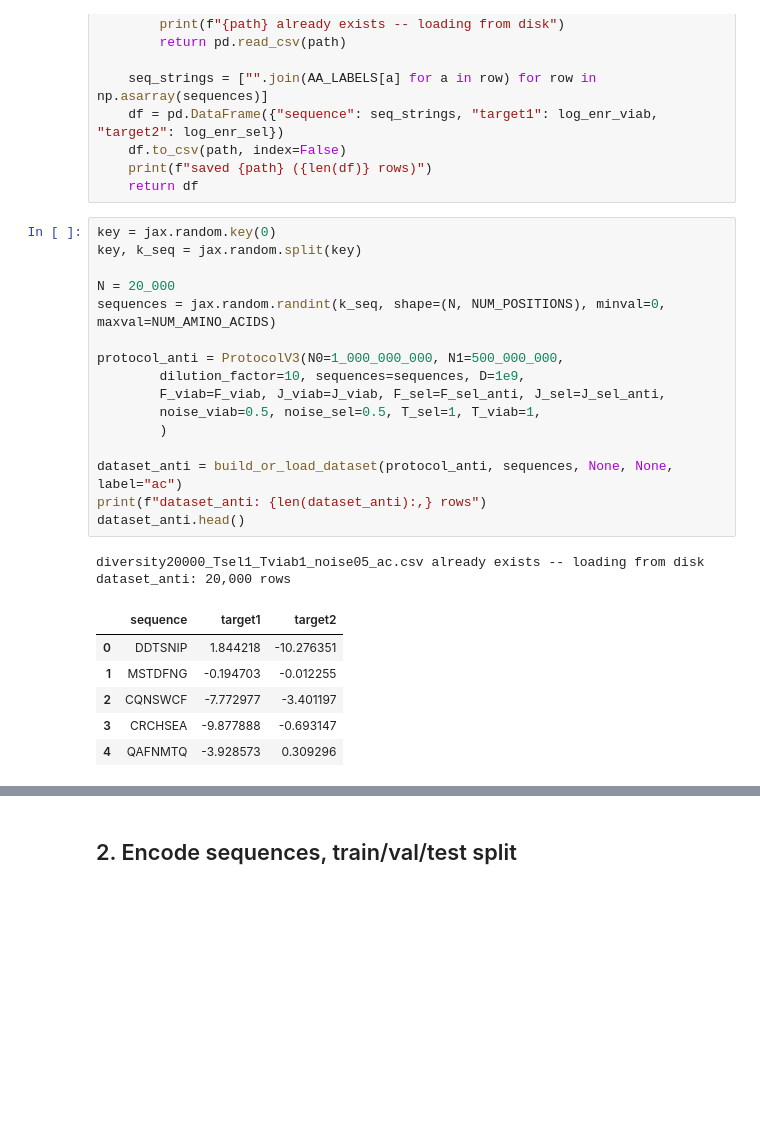
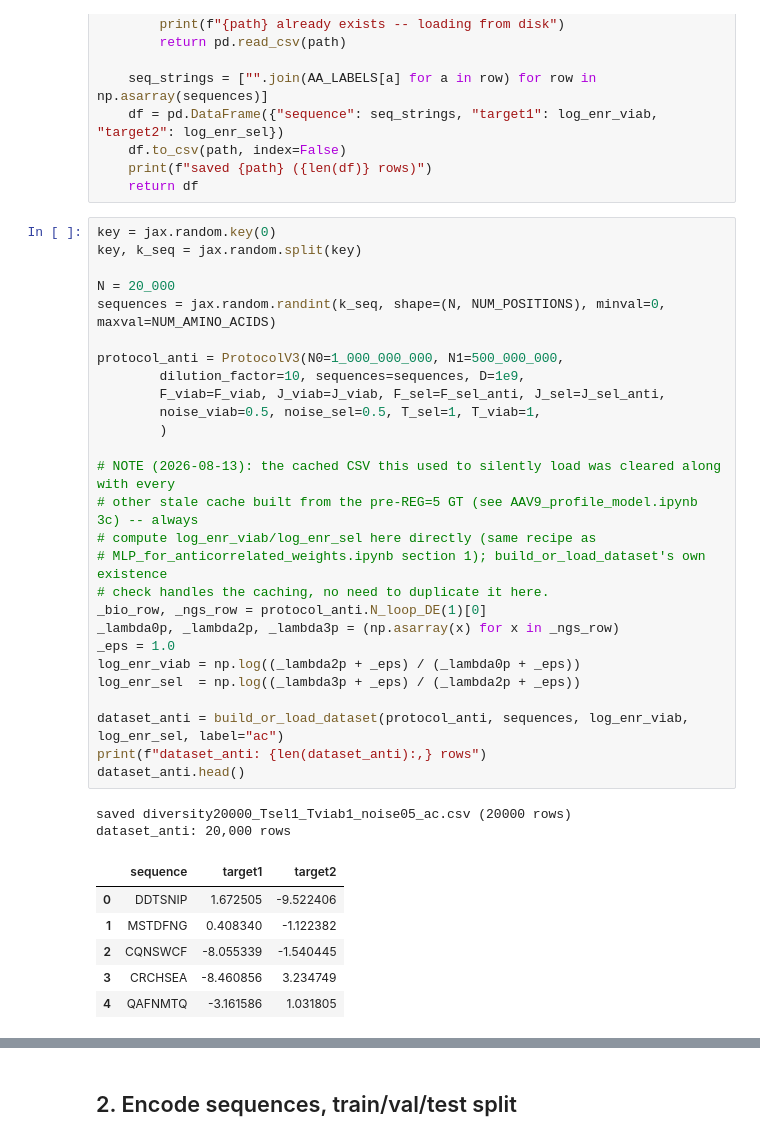
Before and after one commit to merlin-cc/Directed-Evolution-loop, a Jupyter notebook: Modelization_V1/notebooks/selectivity_weight_regimes/cheated_library_MLP.ipynb, the cells around one changed output, grey strips where cells are left out. Drawn from its saved outputs; the diff is of its cells as text; blank space fills up the shorter version.

```diff
--- a/Modelization_V1/notebooks/selectivity_weight_regimes/cheated_library_MLP.ipynb
+++ b/Modelization_V1/notebooks/selectivity_weight_regimes/cheated_library_MLP.ipynb
@@ -108,28 +118,39 @@ def build_or_load_dataset(protocol, sequences, log_enr_viab, log_enr_sel, label)
 # %%
 key = jax.random.key(0)
 key, k_seq = jax.random.split(key)
 
 N = 20_000
 sequences = jax.random.randint(k_seq, shape=(N, NUM_POSITIONS), minval=0, maxval=NUM_AMINO_ACIDS)
 
 protocol_anti = ProtocolV3(N0=1_000_000_000, N1=500_000_000,
         dilution_factor=10, sequences=sequences, D=1e9,
         F_viab=F_viab, J_viab=J_viab, F_sel=F_sel_anti, J_sel=J_sel_anti,
         noise_viab=0.5, noise_sel=0.5, T_sel=1, T_viab=1,
         )
 
-dataset_anti = build_or_load_dataset(protocol_anti, sequences, None, None, label="ac")
+# NOTE (2026-08-13): the cached CSV this used to silently load was cleared along with every
+# other stale cache built from the pre-REG=5 GT (see AAV9_profile_model.ipynb 3c) -- always
+# compute log_enr_viab/log_enr_sel here directly (same recipe as
+# MLP_for_anticorrelated_weights.ipynb section 1); build_or_load_dataset's own existence
+# check handles the caching, no need to duplicate it here.
+_bio_row, _ngs_row = protocol_anti.N_loop_DE(1)[0]
+_lambda0p, _lambda2p, _lambda3p = (np.asarray(x) for x in _ngs_row)
+_eps = 1.0
+log_enr_viab = np.log((_lambda2p + _eps) / (_lambda0p + _eps))
+log_enr_sel  = np.log((_lambda3p + _eps) / (_lambda2p + _eps))
+
+dataset_anti = build_or_load_dataset(protocol_anti, sequences, log_enr_viab, log_enr_sel, label="ac")
 print(f"dataset_anti: {len(dataset_anti):,} rows")
 dataset_anti.head()
 # %% [output]
-diversity20000_Tsel1_Tviab1_noise05_ac.csv already exists -- loading from disk
+saved diversity20000_Tsel1_Tviab1_noise05_ac.csv (20000 rows)
 dataset_anti: 20,000 rows
 |  | sequence | target1 | target2 |
-| 0 | DDTSNIP | 1.844218 | -10.276351 |
-| 1 | MSTDFNG | -0.194703 | -0.012255 |
-| 2 | CQNSWCF | -7.772977 | -3.401197 |
-| 3 | CRCHSEA | -9.877888 | -0.693147 |
-| 4 | QAFNMTQ | -3.928573 | 0.309296 |
+| 0 | DDTSNIP | 1.672505 | -9.522406 |
+| 1 | MSTDFNG | 0.408340 | -1.122382 |
+| 2 | CQNSWCF | -8.055339 | -1.540445 |
+| 3 | CRCHSEA | -8.460856 | 3.234749 |
+| 4 | QAFNMTQ | -3.161586 | 1.031805 |
 # %%
 key = jax.random.key(42)
 key, k_seq = jax.random.split(key)
```
Also changed, not shown: parts of 15 cells of this notebook, 3 other files.
